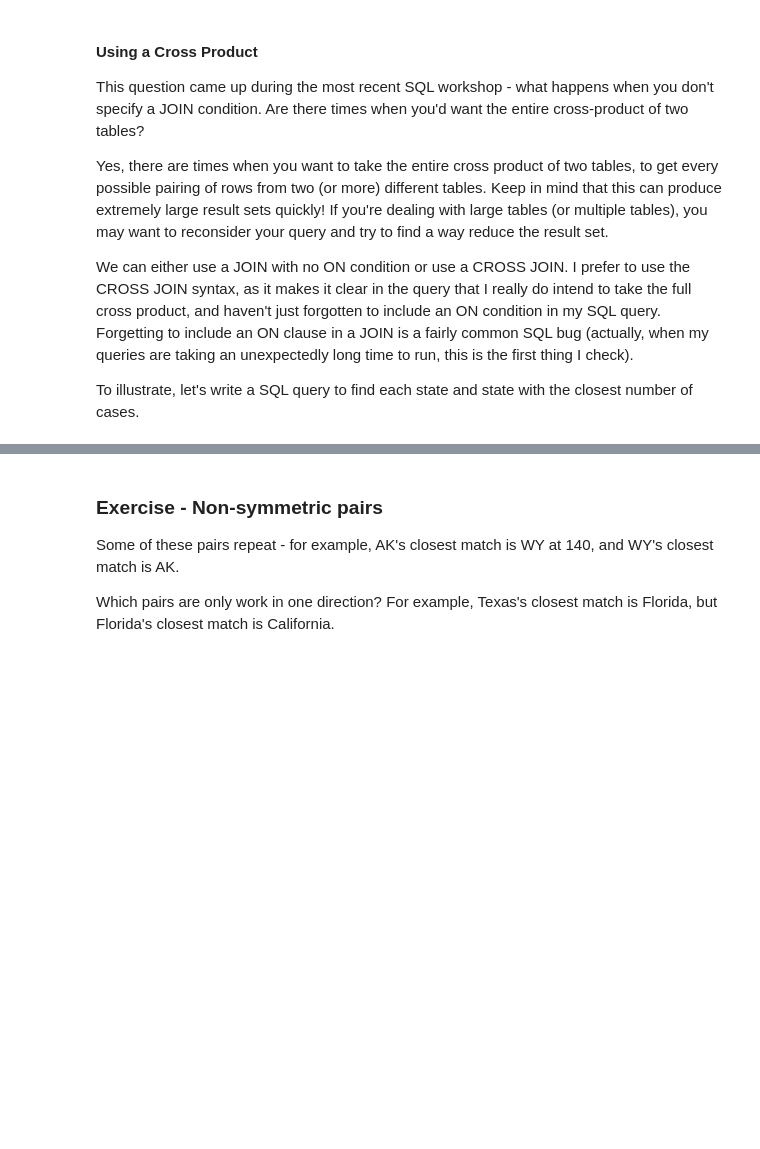
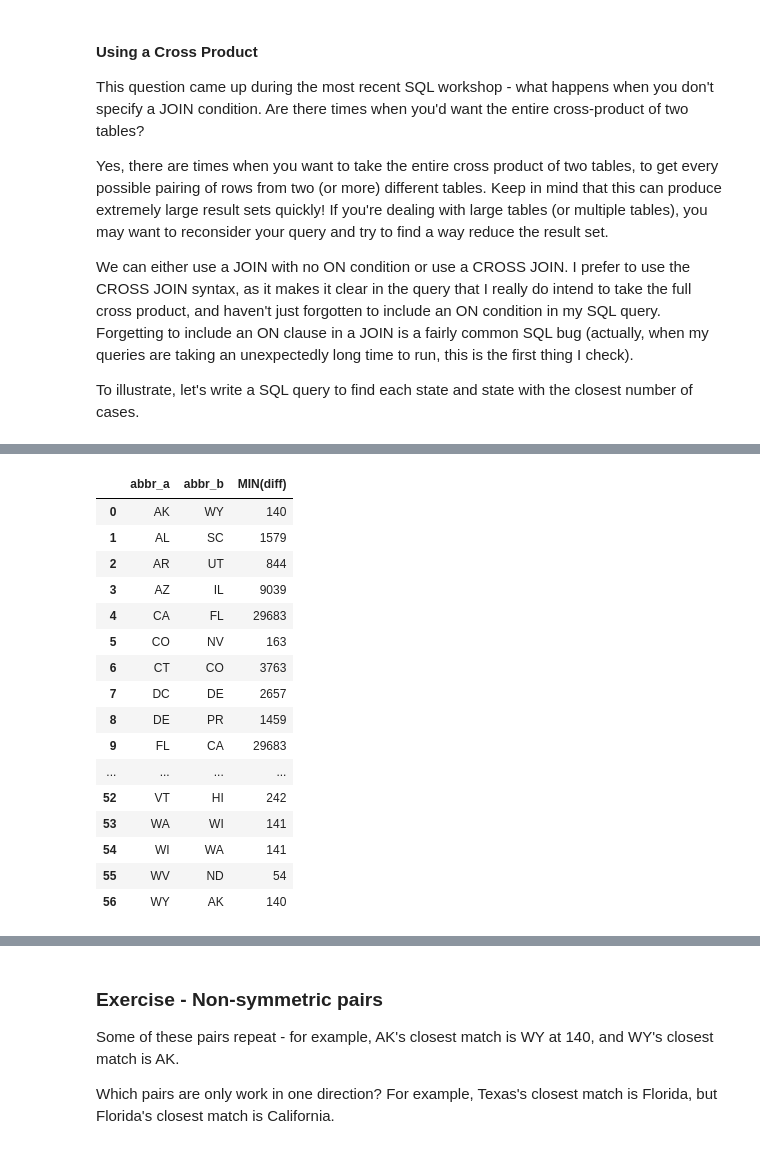
Before and after one commit to geoffswc/SQL-Workshop-Self-Cross-JOINs, a Jupyter notebook: State-Cases.ipynb, the cells around one changed output, grey strips where cells are left out. Drawn from its saved outputs; the diff is of its cells as text; code cells hidden in the pictures; blank space fills up the shorter version.

```diff
--- a/State-Cases.ipynb
+++ b/State-Cases.ipynb
@@ -209,0 +168,27 @@ GROUP BY
+# %%
+pysqldf("""
+SELECT
+    abbr_a, abbr_b, MIN(diff)
+FROM
+    all_states_diff
+GROUP BY
+    abbr_a
+""")
+# %% [output]
+|  | abbr_a | abbr_b | MIN(diff) |
+| 0 | AK | WY | 140 |
+| 1 | AL | SC | 1579 |
+| 2 | AR | UT | 844 |
+| 3 | AZ | IL | 9039 |
+| 4 | CA | FL | 29683 |
+| 5 | CO | NV | 163 |
+| 6 | CT | CO | 3763 |
+| 7 | DC | DE | 2657 |
+| 8 | DE | PR | 1459 |
+| 9 | FL | CA | 29683 |
+| ... | ... | ... | ... |
+| 52 | VT | HI | 242 |
+| 53 | WA | WI | 141 |
+| 54 | WI | WA | 141 |
+| 55 | WV | ND | 54 |
+| 56 | WY | AK | 140 |
```
Also changed, not shown: parts of 13 cells of this notebook, 1 other file.
